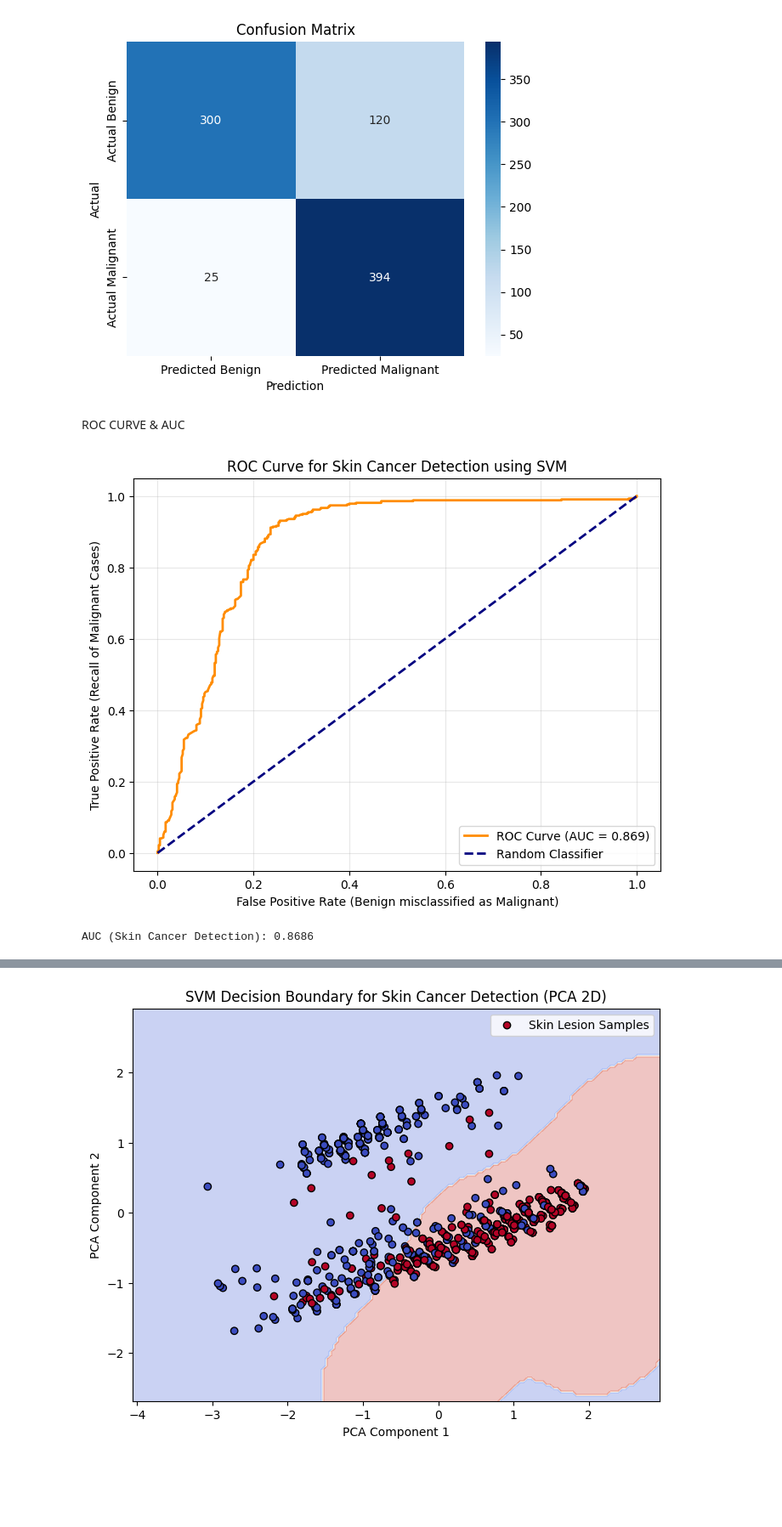
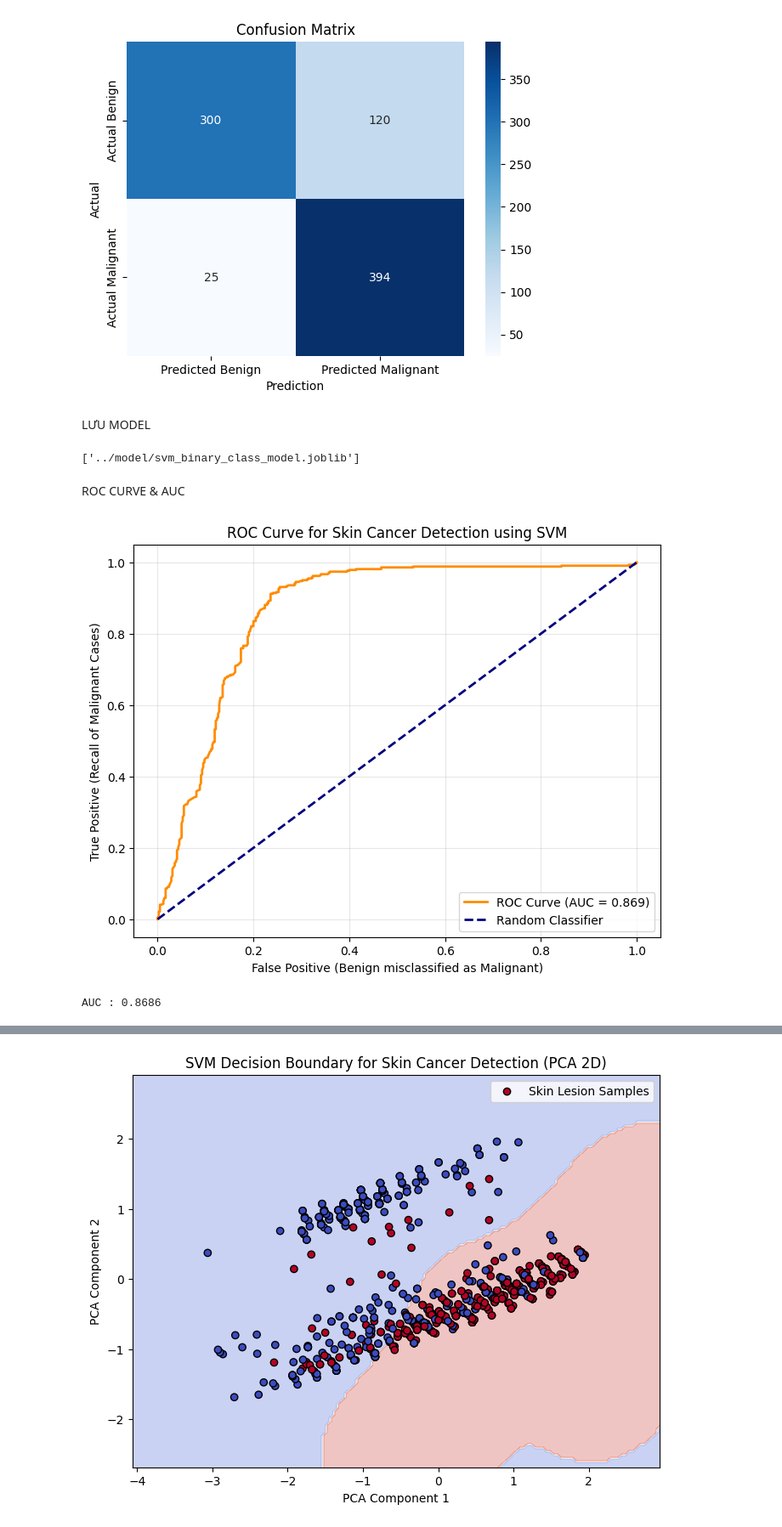
Before and after one commit to YenLinhHT26305/SVM-Skin-Cancer-Detection, a Jupyter notebook: SVM/SVM_binary_class.ipynb, the cells around one changed output, grey strips where cells are left out. Shown at 85% size. Cells and saved outputs as stored; diff of their text form; code cells hidden in the pictures; blank space fills up the shorter version.

```diff
--- a/SVM/SVM_binary_class.ipynb
+++ b/SVM/SVM_binary_class.ipynb
@@ -220,35 +220,41 @@ Classification Report:
    macro avg       0.84      0.83      0.82       839
 weighted avg       0.84      0.83      0.82       839
 [figure]
+# %% [markdown]
+LƯU MODEL
+# %%
+joblib.dump(best_svm, "../model/svm_binary_class_model.joblib")
+# %% [output]
+['../model/svm_binary_class_model.joblib']
 # %% [markdown]
 ROC CURVE & AUC
 # %%
 fpr, tpr, _ = roc_curve(y_test_loaded, y_prob)
 roc_auc = auc(fpr, tpr)
 
 plt.figure(figsize=(8, 6))
 plt.plot(
     fpr, tpr,
     color='darkorange',
     lw=2,
     label='ROC Curve (AUC = %0.3f)' % roc_auc
 )
 
 # đường đoán ngẫu nhiên
 plt.plot([0, 1], [0, 1],
          color='navy',
          lw=2,
          linestyle='--',
          label='Random Classifier')
 
-plt.xlabel('False Positive Rate (Benign misclassified as Malignant)')
-plt.ylabel('True Positive Rate (Recall of Malignant Cases)')
+plt.xlabel('False Positive (Benign misclassified as Malignant)')
+plt.ylabel('True Positive (Recall of Malignant Cases)')
 plt.title('ROC Curve for Skin Cancer Detection using SVM')
 plt.legend(loc='lower right')
 plt.grid(alpha=0.3)
 plt.show()
 
-print(f"AUC (Skin Cancer Detection): {roc_auc:.4f}")
+print(f"AUC : {roc_auc:.4f}")
 # %% [output]
-[figure, old version]
+[figure, new version]
-AUC (Skin Cancer Detection): 0.8686
+AUC : 0.8686
```
Also changed, not shown: parts of 5 cells of this notebook, 6 other files.
